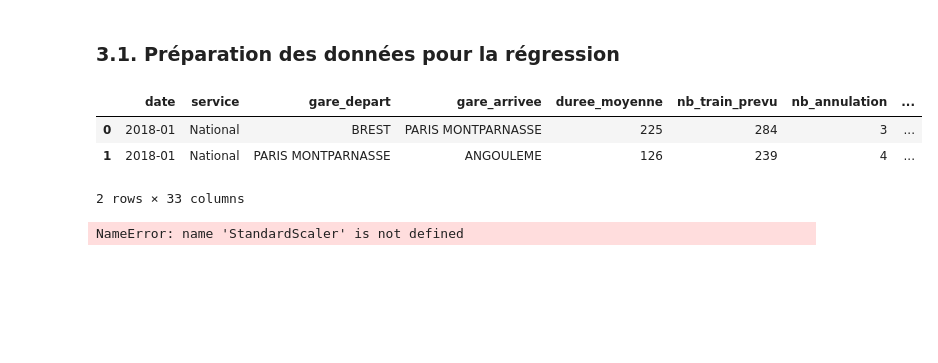
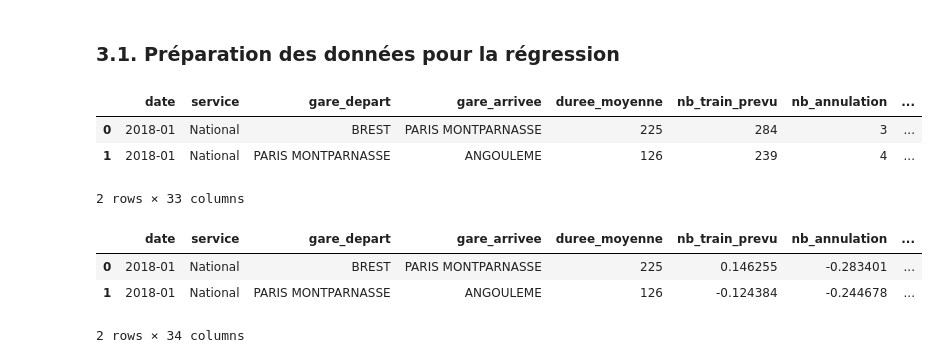
Before and after one commit to DiegoRenaud/Exercice, a Jupyter notebook: Notebook_final.ipynb, the cells around one changed output. Cells and saved outputs as stored; diff of their text form; code cells hidden in the pictures; blank space fills up the shorter version.

```diff
--- a/Notebook_final.ipynb
+++ b/Notebook_final.ipynb
@@ -411,8 +411,11 @@ df_retards_initial = df_retards.copy()
 # %%
 #Recalibrage des données
 features = df_retards[causes_retards_large]
 features = StandardScaler().fit(features.values).transform(features.values)
 df_retards[causes_retards_large] = features
-df_retards
+df_retards.head(2)
 # %% [output]
+|  | date | service | gare_depart | gare_arrivee | duree_moyenne | nb_train_prevu | nb_annulation | ... |
+| 0 | 2018-01 | National | BREST | PARIS MONTPARNASSE | 225 | 0.146255 | -0.283401 | ... |
+| 1 | 2018-01 | National | PARIS MONTPARNASSE | ANGOULEME | 126 | -0.124384 | -0.244678 | ... |
-NameError: name 'StandardScaler' is not defined
+2 rows × 34 columns
```
Also changed, not shown: parts of 19 cells of this notebook.
